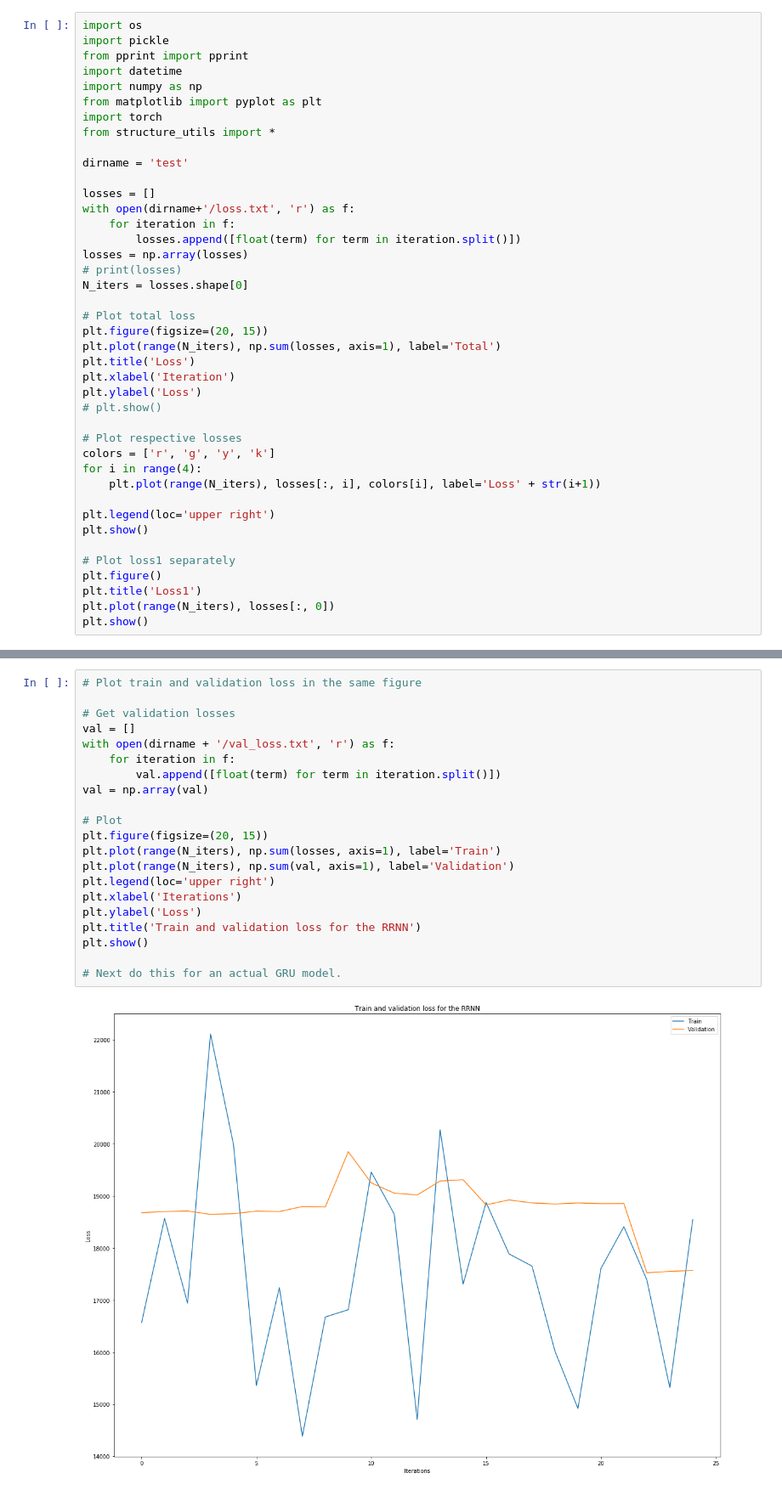
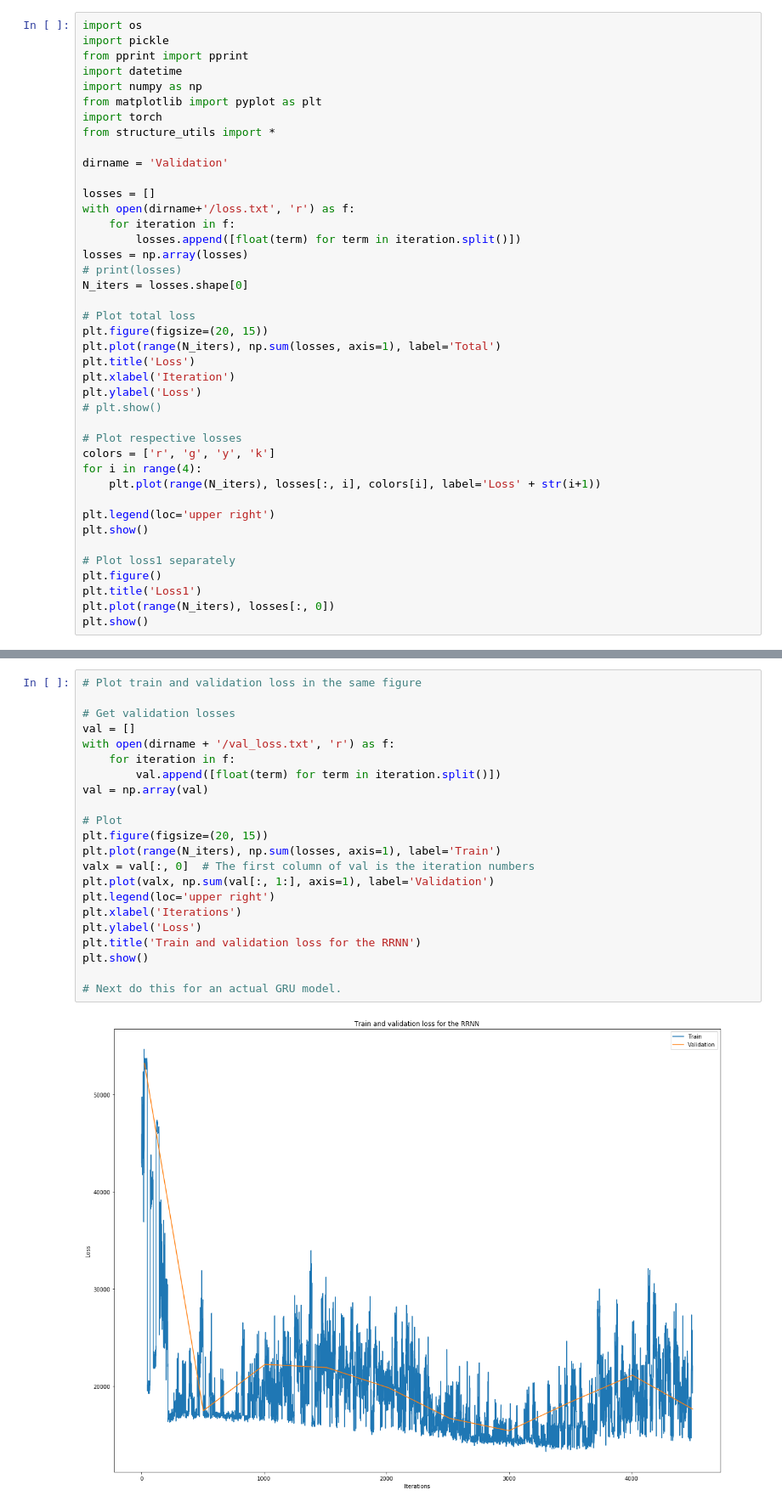
Before and after one commit to matthewkennedy5/RRNN, a Jupyter notebook: visualize-results.ipynb, the cells around one changed output, grey strips where cells are left out. Shown: that part at 85% size. Saved outputs shown, nothing was run; the diff lists cells and outputs as text.

```diff
--- a/visualize-results.ipynb
+++ b/visualize-results.ipynb
@@ -8,7 +8,7 @@ from matplotlib import pyplot as plt
 import torch
 from structure_utils import *
 
-dirname = 'test'
+dirname = 'Validation'
 
 losses = []
 with open(dirname+'/loss.txt', 'r') as f:
@@ -45,23 +45,24 @@ plt.show()
 # %%
 # Plot train and validation loss in the same figure
 
 # Get validation losses
 val = []
 with open(dirname + '/val_loss.txt', 'r') as f:
     for iteration in f:
         val.append([float(term) for term in iteration.split()])
 val = np.array(val)
 
 # Plot
 plt.figure(figsize=(20, 15))
 plt.plot(range(N_iters), np.sum(losses, axis=1), label='Train')
-plt.plot(range(N_iters), np.sum(val, axis=1), label='Validation')
+valx = val[:, 0]  # The first column of val is the iteration numbers
+plt.plot(valx, np.sum(val[:, 1:], axis=1), label='Validation')
 plt.legend(loc='upper right')
 plt.xlabel('Iterations')
 plt.ylabel('Loss')
 plt.title('Train and validation loss for the RRNN')
 plt.show()
 
 # Next do this for an actual GRU model.
 # %% [output]
-[figure, old version]
+[figure, new version]
```
Also changed, not shown: parts of 6 cells of this notebook.
